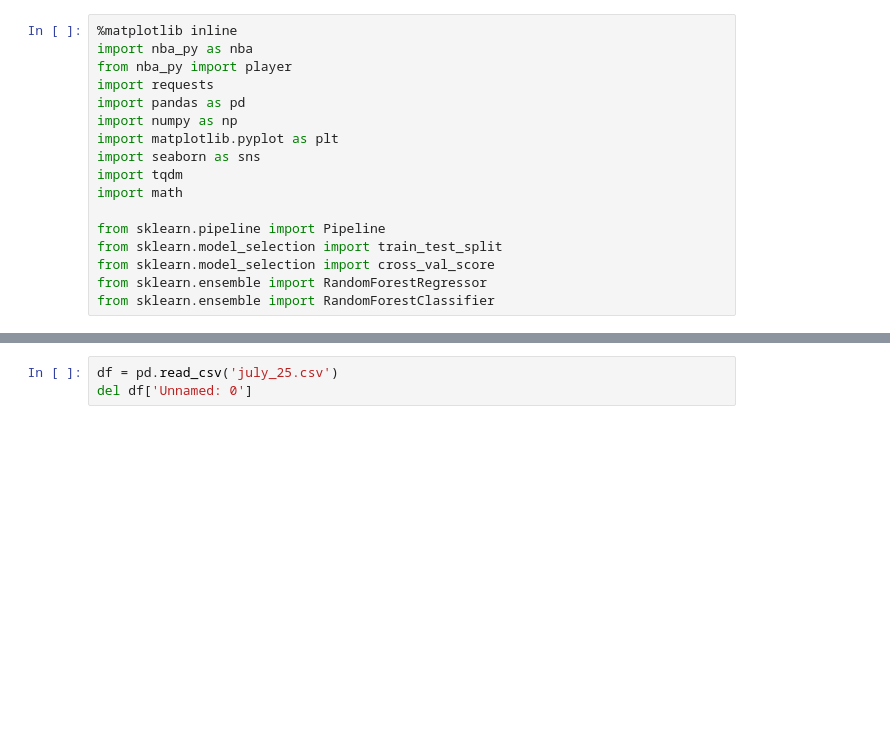
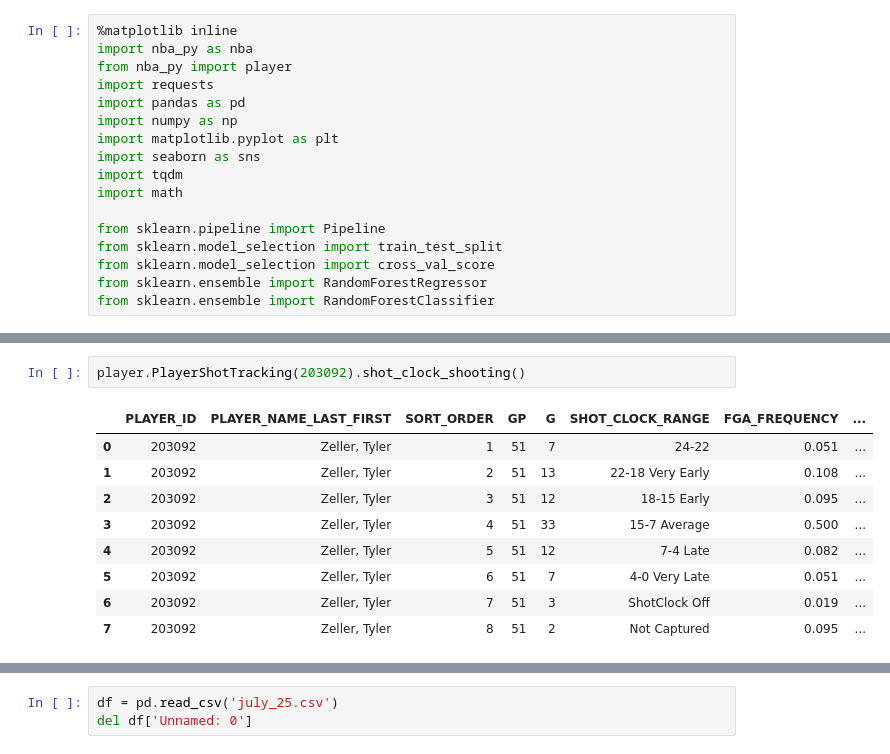
Before and after one commit to Zhuaggy/Nba_clutch, a Jupyter notebook: Notebooks/Untitled.ipynb, the cells around one changed output, grey strips where cells are left out. Drawn from its saved outputs; the diff is of its cells as text; blank space fills up the shorter version.

```diff
--- a/Notebooks/Untitled.ipynb
+++ b/Notebooks/Untitled.ipynb
@@ -17,0 +55,12 @@ from sklearn.ensemble import RandomForestClassifier
+# %%
+player.PlayerShotTracking(203092).shot_clock_shooting()
+# %% [output]
+|  | PLAYER_ID | PLAYER_NAME_LAST_FIRST | SORT_ORDER | GP | G | SHOT_CLOCK_RANGE | FGA_FREQUENCY | ... |
+| 0 | 203092 | Zeller, Tyler | 1 | 51 | 7 | 24-22 | 0.051 | ... |
+| 1 | 203092 | Zeller, Tyler | 2 | 51 | 13 | 22-18 Very Early | 0.108 | ... |
+| 2 | 203092 | Zeller, Tyler | 3 | 51 | 12 | 18-15 Early | 0.095 | ... |
+| 3 | 203092 | Zeller, Tyler | 4 | 51 | 33 | 15-7 Average | 0.500 | ... |
+| 4 | 203092 | Zeller, Tyler | 5 | 51 | 12 | 7-4 Late | 0.082 | ... |
+| 5 | 203092 | Zeller, Tyler | 6 | 51 | 7 | 4-0 Very Late | 0.051 | ... |
+| 6 | 203092 | Zeller, Tyler | 7 | 51 | 3 | ShotClock Off | 0.019 | ... |
+| 7 | 203092 | Zeller, Tyler | 8 | 51 | 2 | Not Captured | 0.095 | ... |
```
Also changed, not shown: parts of 14 cells of this notebook, 12 other files.
